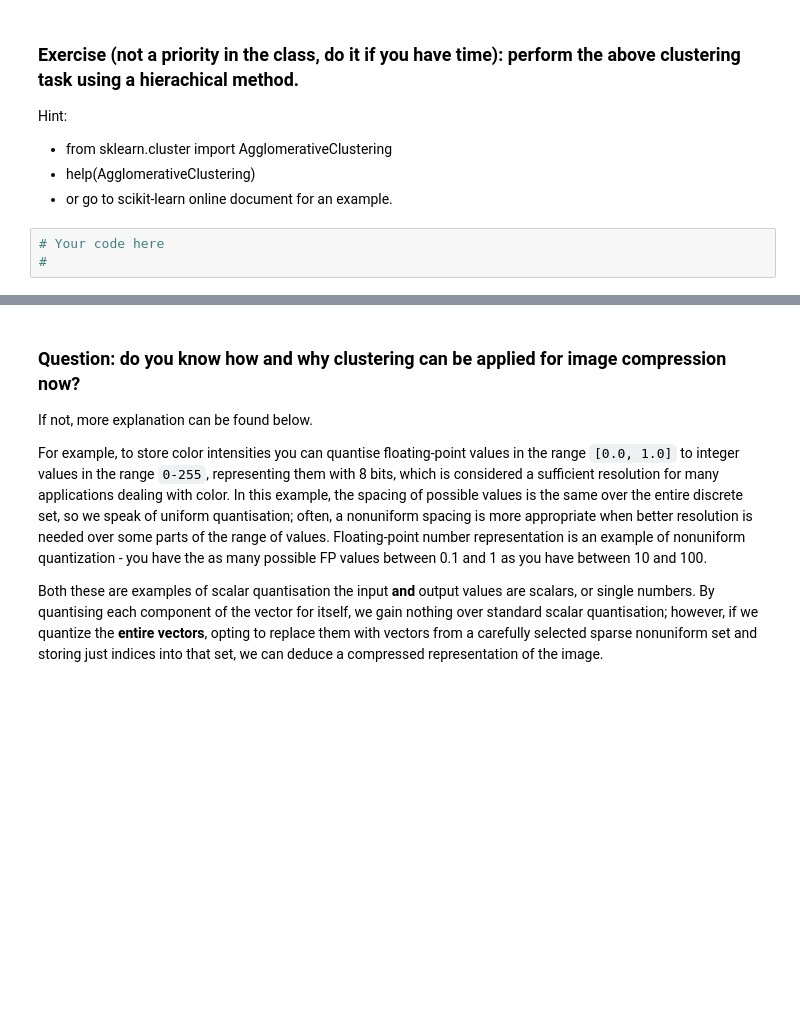
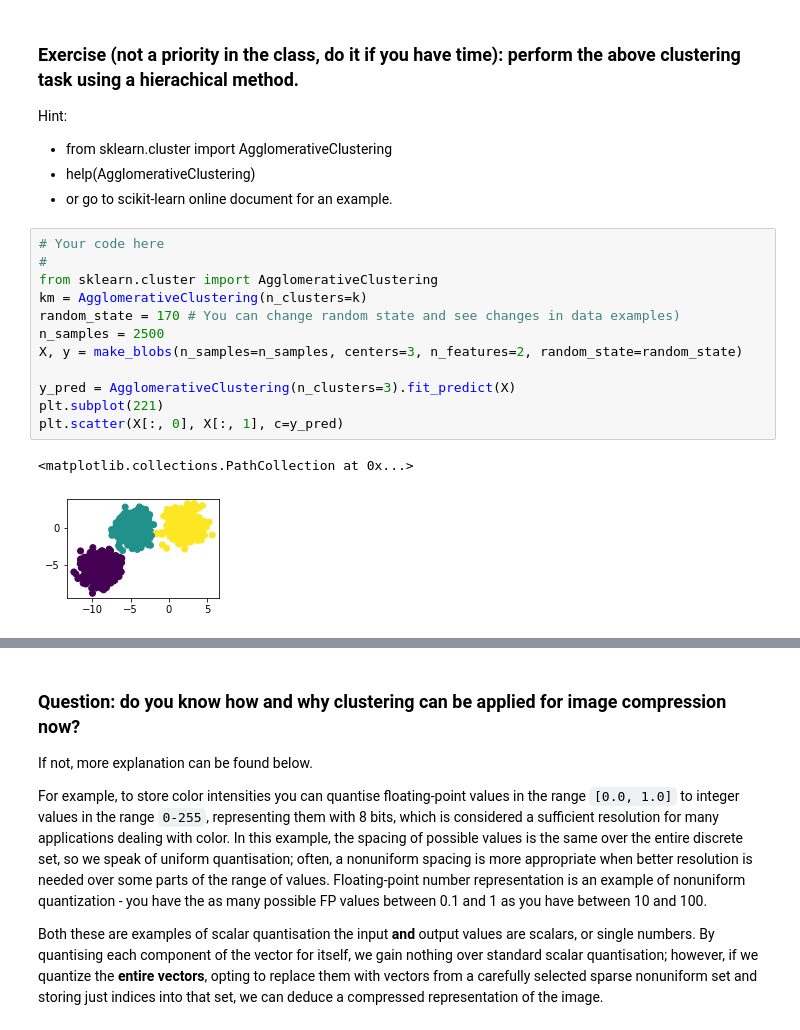
Before and after one commit to PhilipMottershead/CSM6420, a Jupyter notebook: Practical_3/pract.ipynb, the cells around one changed output, grey strips where cells are left out. Cells and saved outputs as stored; diff of their text form; blank space fills up the shorter version.

```diff
--- a/Practical_3/pract.ipynb
+++ b/Practical_3/pract.ipynb
@@ -168,9 +191,21 @@ Hint:
 - from sklearn.cluster import AgglomerativeClustering
 - help(AgglomerativeClustering)
 - or go to scikit-learn online document for an example.
-# %%
-# Your code here
-#
+# %%
+# Your code here
+#
+from sklearn.cluster import AgglomerativeClustering
+km = AgglomerativeClustering(n_clusters=k)
+random_state = 170 # You can change random state and see changes in data examples)
+n_samples = 2500
+X, y = make_blobs(n_samples=n_samples, centers=3, n_features=2, random_state=random_state)
+
+y_pred = AgglomerativeClustering(n_clusters=3).fit_predict(X)
+plt.subplot(221)
+plt.scatter(X[:, 0], X[:, 1], c=y_pred)
+# %% [output]
+<matplotlib.collections.PathCollection at 0x...>
+[figure, added]
 # %% [markdown]
 ## K-means for VQ based image compression
 
```
Also changed, not shown: parts of 10 cells of this notebook, 2 other files.
